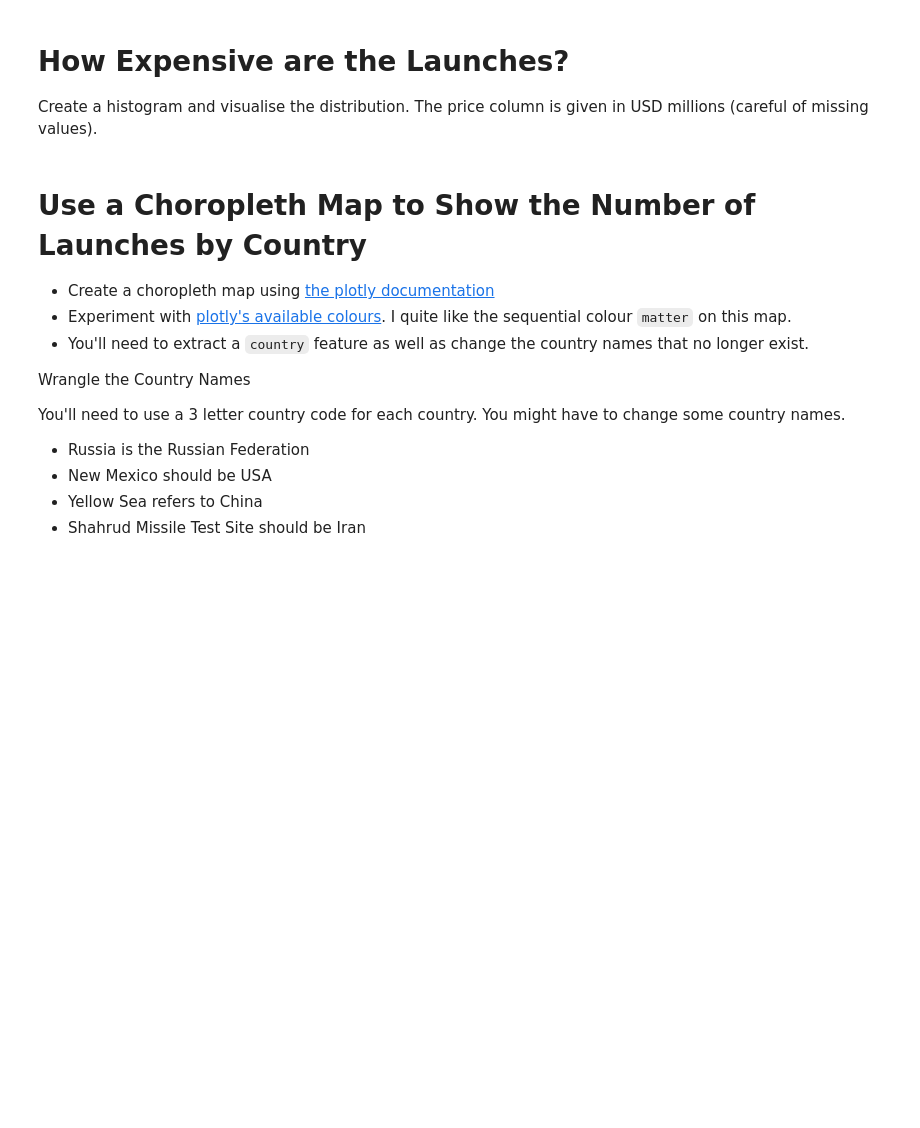
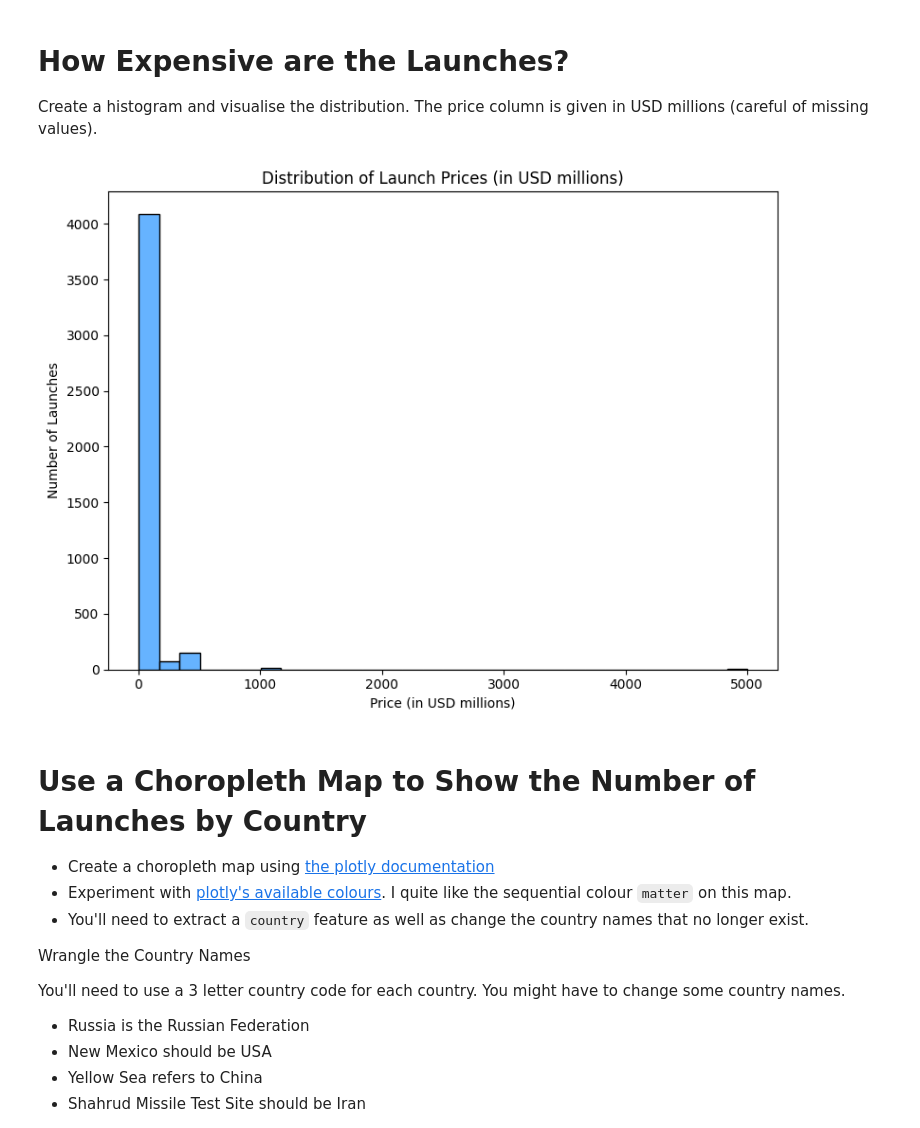
Before and after one commit to chrisZerv/Space-Missions-Analysis, a Jupyter notebook: Space_Missions_Analysis.ipynb, the cells around one changed output. Cells and saved outputs as stored; diff of their text form; code cells hidden in the pictures; blank space fills up the shorter version.

```diff
--- a/Space_Missions_Analysis.ipynb
+++ b/Space_Missions_Analysis.ipynb
@@ -108,6 +242,21 @@ How many missions failed?
 # How Expensive are the Launches?
 
 Create a histogram and visualise the distribution. The price column is given in USD millions (careful of missing values).
+# %%
+df_cleaned_price = df_cleaned.dropna(subset=['Price'])
+# %%
+# Plot the histogram for the distribution of launch prices
+plt.figure(figsize=(8, 6))
+plt.hist(df_cleaned_price['Price'], bins=30, color='#66b3ff', edgecolor='black')
+plt.title('Distribution of Launch Prices (in USD millions)')
+plt.xlabel('Price (in USD millions)')
+plt.ylabel('Number of Launches')
+plt.tight_layout()
+
+# Display the histogram
+plt.show()
+# %% [output]
+[figure, added]
 # %% [markdown]
 # Use a Choropleth Map to Show the Number of Launches by Country
 
```
Also changed, not shown: parts of 53 cells of this notebook.
